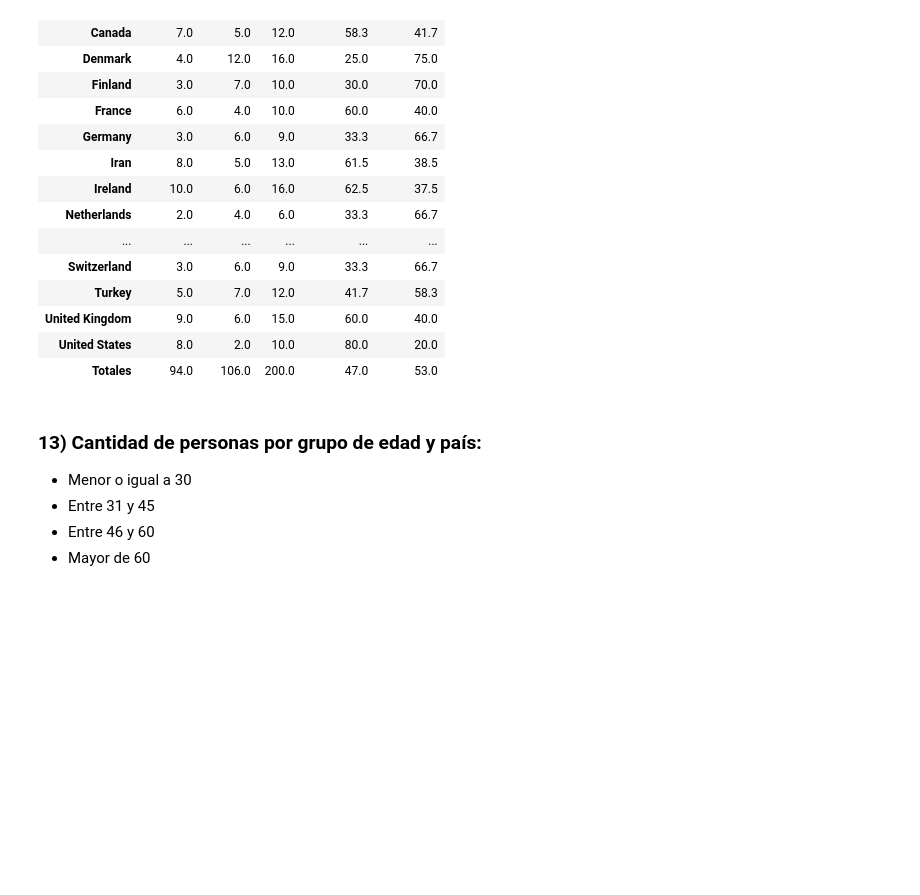
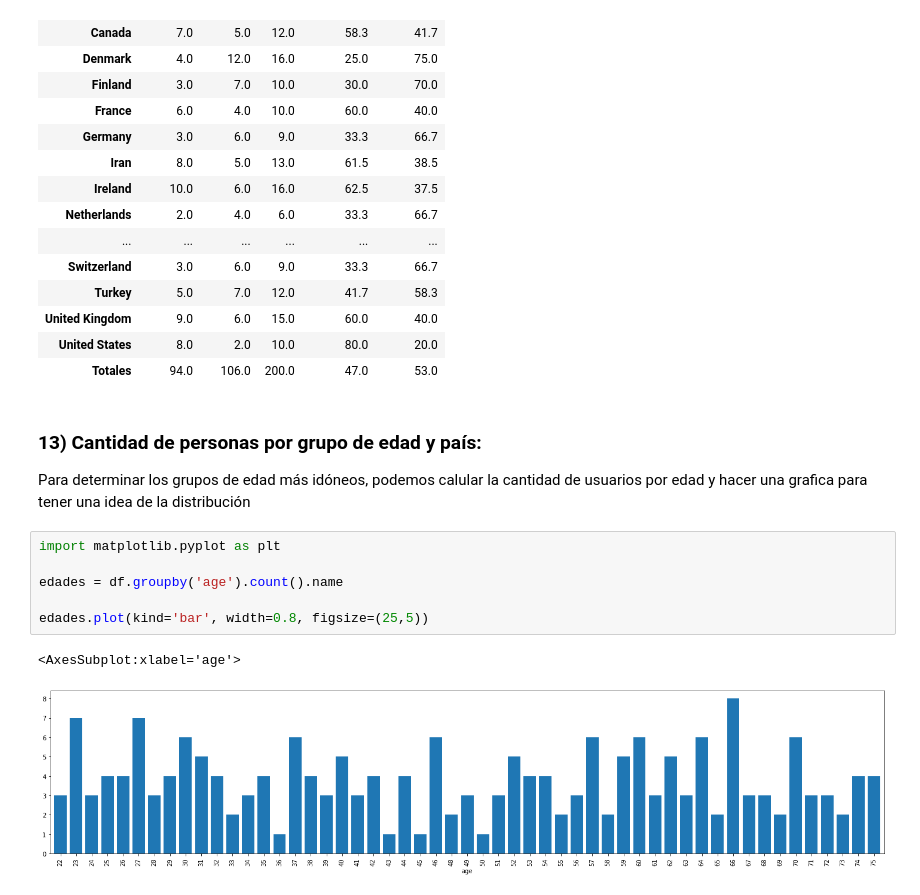
Before and after one commit to dchaconoca/bc-data-science, a Jupyter notebook: Numpy y Pandas/Ejercicios_numpy_pandas.ipynb, the cells around one changed output. Saved outputs shown, nothing was run; the diff lists cells and outputs as text; blank space fills up the shorter version.

```diff
--- a/Numpy y Pandas/Ejercicios_numpy_pandas.ipynb
+++ b/Numpy y Pandas/Ejercicios_numpy_pandas.ipynb
@@ -266,8 +266,15 @@ generos
 | Totales | 94.0 | 106.0 | 200.0 | 47.0 | 53.0 |
 # %% [markdown]
 ### 13) Cantidad de personas por grupo de edad y país:
-* Menor o igual a 30
-* Entre 31 y 45
-* Entre 46 y 60
-* Mayor de 60
+
+Para determinar los grupos de edad más idóneos, podemos calular la cantidad de usuarios por edad y hacer una grafica para tener una idea de la distribución
+# %%
+import matplotlib.pyplot as plt
+
+edades = df.groupby('age').count().name
+
+edades.plot(kind='bar', width=0.8, figsize=(25,5))
+# %% [output]
+<AxesSubplot:xlabel='age'>
+[figure, added]
 # %%
```
Also changed, not shown: parts of 2 cells of this notebook.
